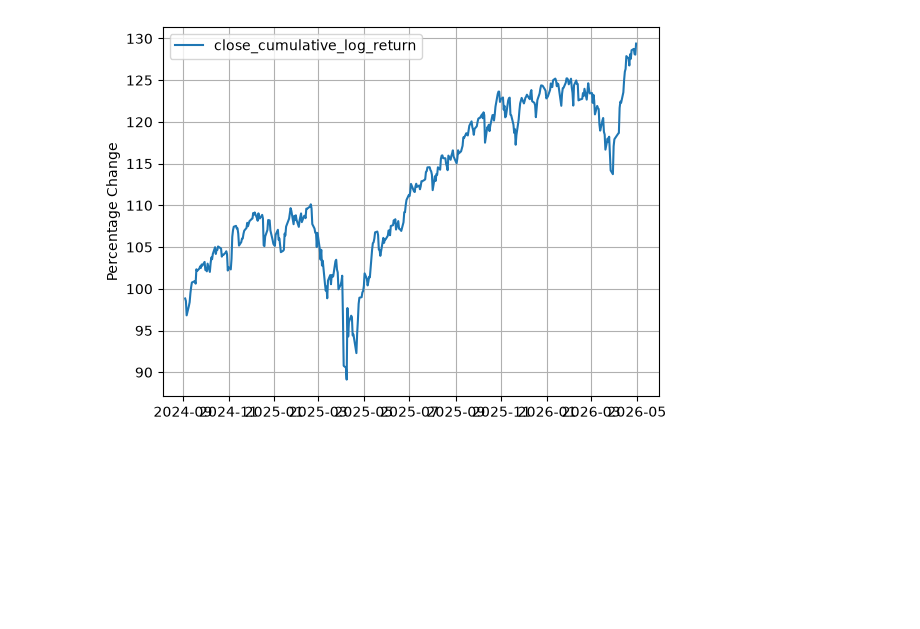
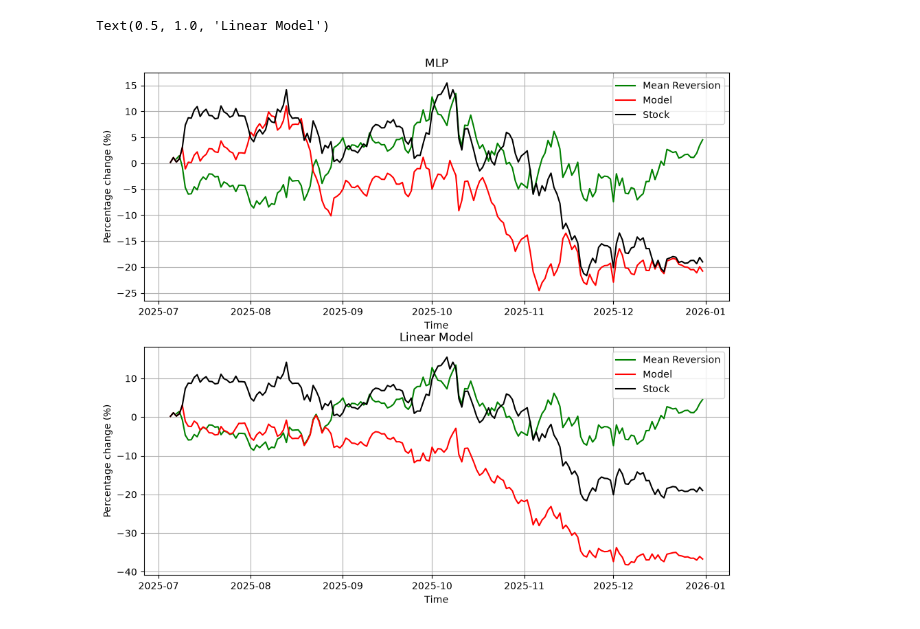
Before and after one commit to sdf1267/NeuralNetworkQuant, a Jupyter notebook: LinearModel/test_model.ipynb, the cells around one changed output. Cells and saved outputs as stored; diff of their text form; code cells hidden in the pictures; blank space fills up the shorter version.

Commit message:
Improved README.MD, added a mean-reversion method benchmark, added a benchmark script to compare across different input feature sizes

```diff
--- a/LinearModel/test_model.ipynb
+++ b/LinearModel/test_model.ipynb
@@ -83,4 +83,29 @@ Train Loss = 0.000122730
 # %%
-# train_modelMLP.df["close_cumulative_log_return"] = train_modelMLP.df["close_log_return"].cumsum()
-Model.plot_finance_data(column="close_cumulative_log_return")
+
+fx_fees_bpts = 0
+
+Model.get_MR_results()
+MR_df = Model.MR_df
+MR_cum_return = np.expm1(MR_df["trade_log_return_cum"]) * 100
+
+
+import matplotlib.pyplot as plt
+fig, (ax1,ax2) = plt.subplots(2,1, figsize = (11,9.5))
+
+Model.get_trade_results("sign",0, fx_fees_bpts)
+ModelLin.get_trade_results("sign",0, fx_fees_bpts)
+
+ax1.plot(Model.date_test,MR_cum_return,c='green',label='Mean Reversion')
+ax2.plot(Model.date_test,MR_cum_return,c='green',label='Mean Reversion')
+
+Model.model_against_stock(ax1)
+ModelLin.model_against_stock(ax2)
+
+
+ax1.set_title("MLP")
+ax2.set_title("Linear Model")
+
+
+
+# Model.date_test
 # %% [output]
@@ -87,2 +120,3 @@ Model.plot_finance_data(column="close_cumulative_log_return")
+Text(0.5, 1.0, 'Linear Model')
-[figure, old version]
+[figure, new version]
 # %%
```
Also changed, not shown: parts of 6 cells of this notebook, 5 other files.
